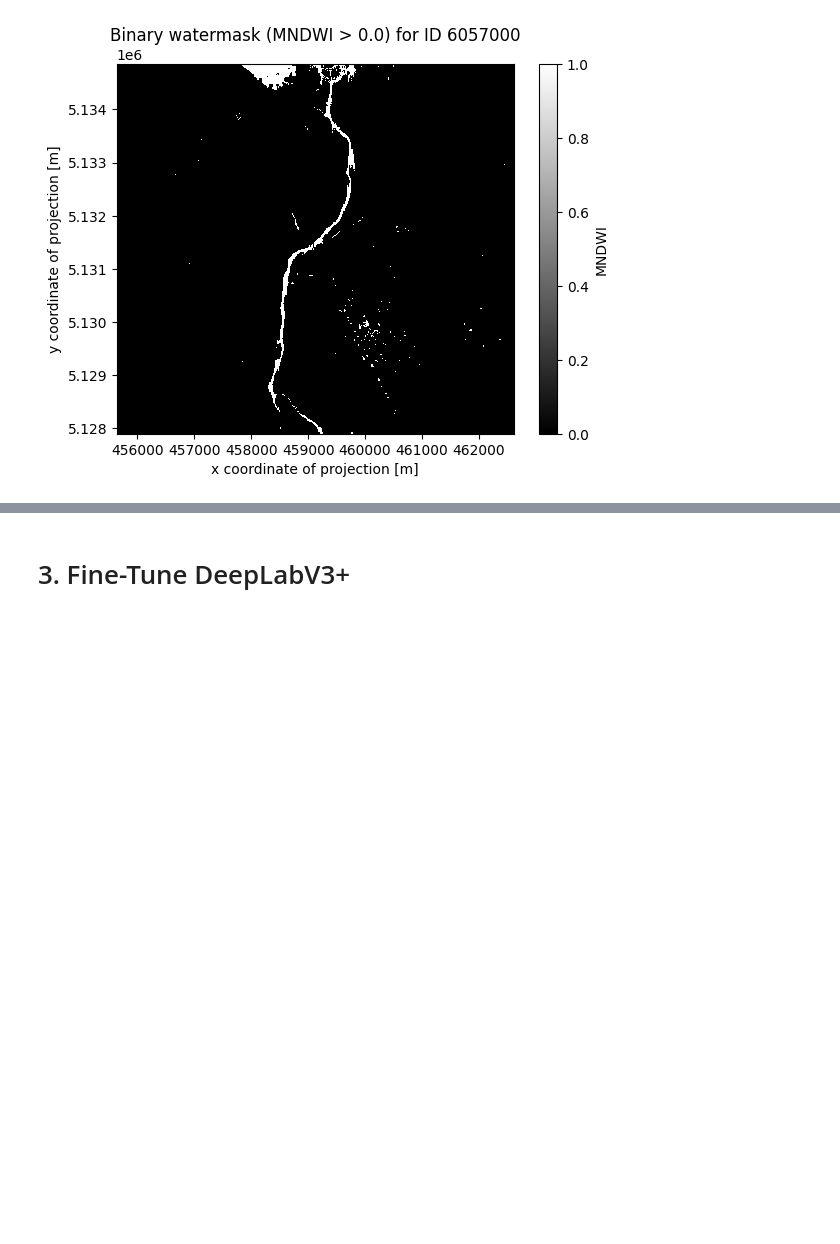
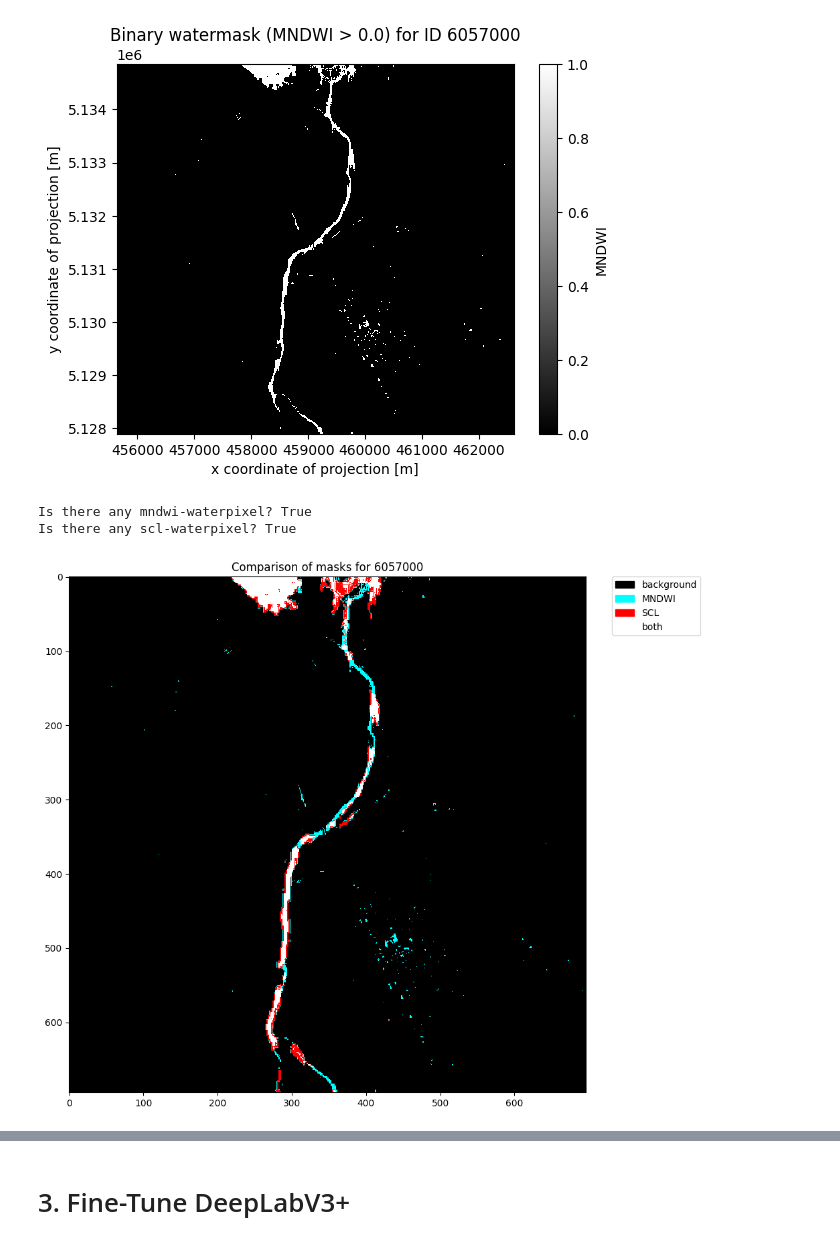
Before and after one commit to mullrich192/MasterThesis_FeatureExtraction_RemoteSensing, a Jupyter notebook: Extract_RiverGeometry.ipynb, the cells around one changed output, grey strips where cells are left out. Cells and saved outputs as stored; diff of their text form; code cells hidden in the pictures; blank space fills up the shorter version.

```diff
--- a/Extract_RiverGeometry.ipynb
+++ b/Extract_RiverGeometry.ipynb
@@ -316,3 +347,46 @@ plt.title(f"Binary watermask (MNDWI > {threshold}) for ID {id}")
 plt.show()
 # %% [output]
 [figure]
+# %%
+#compare MNDWI watermask with SCL watermask
+#get data for first time step
+mndwi_mask = ds['MNDWI'].isel(t=0) > 0.0
+scl_mask = ds['SCL'].isel(t=0) == 6
+
+# check if there are any water pixels in each mask
+mndwi_water_true = mndwi_mask.any()
+scl_water_true = scl_mask.any()
+print(f"Is there any mndwi-waterpixel? {mndwi_water_true.item()}")
+print(f"Is there any scl-waterpixel? {scl_water_true.item()}")
+
+# 2. create numerical comparison mask
+# Values:
+# 0: background
+# 1: mndwi only
+# 2: scl only
+# 3: both
+comparison_mask = np.zeros_like(mndwi_mask, dtype=int)
+comparison_mask[mndwi_mask] = 1
+comparison_mask[scl_mask] = 2
+comparison_mask[mndwi_mask & scl_mask] = 3
+
+# 3. Define colors and labels for the legend
+cmap = mcolors.ListedColormap(['black', 'cyan', 'red', 'white'])
+labels = {
+    0: 'background',
+    1: 'MNDWI',
+    2: 'SCL',
+    3: 'both'
+}
+patches = [mpatches.Patch(color=cmap.colors[i], label=labels[i]) for i in range(len(labels))]
+
+# plot the mask with legend
+fig, ax = plt.subplots(figsize=(10, 10))
+im = ax.imshow(comparison_mask, cmap=cmap)
+ax.legend(handles=patches, bbox_to_anchor=(1.05, 1), loc='upper left', borderaxespad=0.)
+ax.set_title(f"Comparison of masks for {id}")
+plt.show()
+# %% [output]
+Is there any mndwi-waterpixel? True
+Is there any scl-waterpixel? True
+[figure, added]
```
Also changed, not shown: parts of 13 cells of this notebook.
